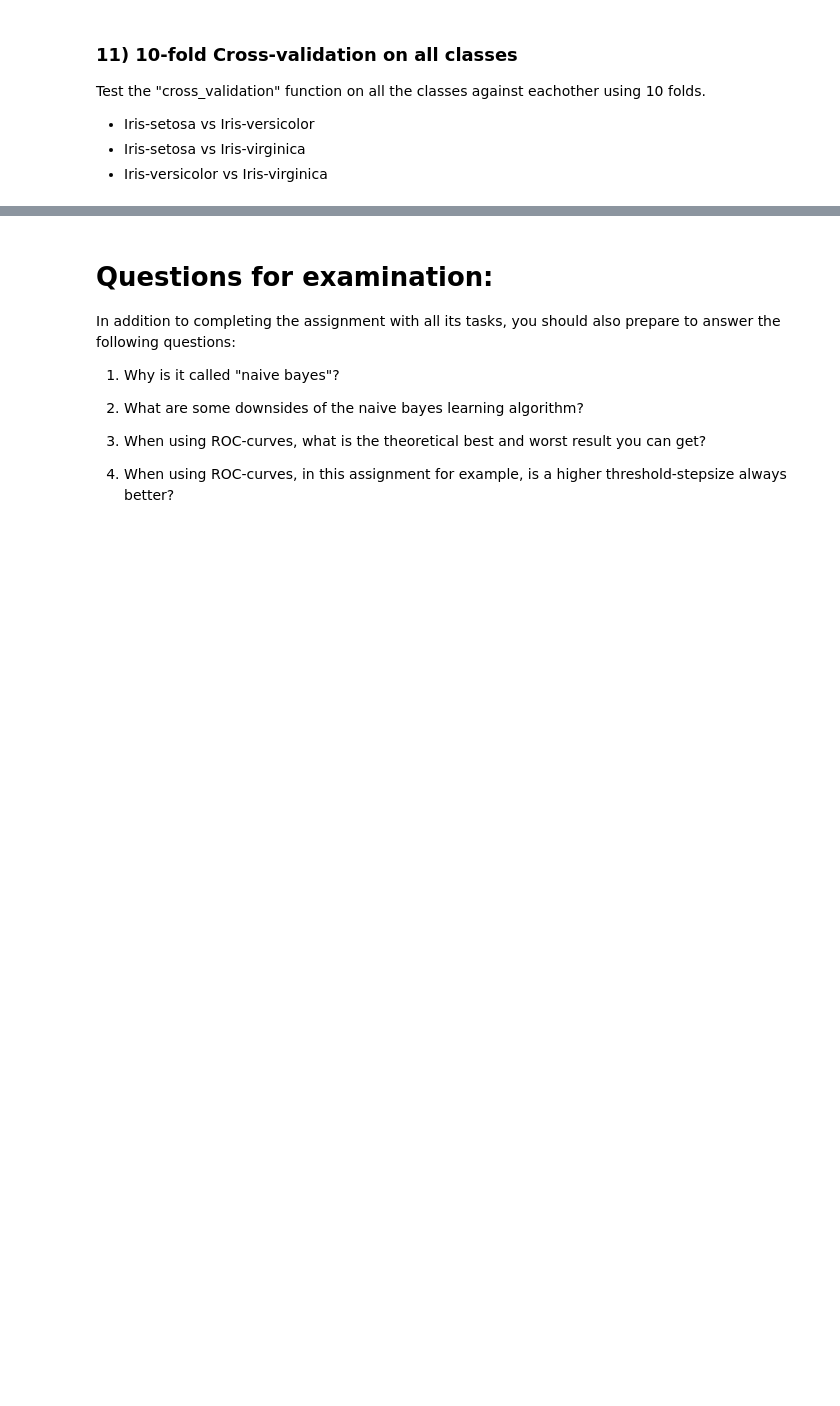
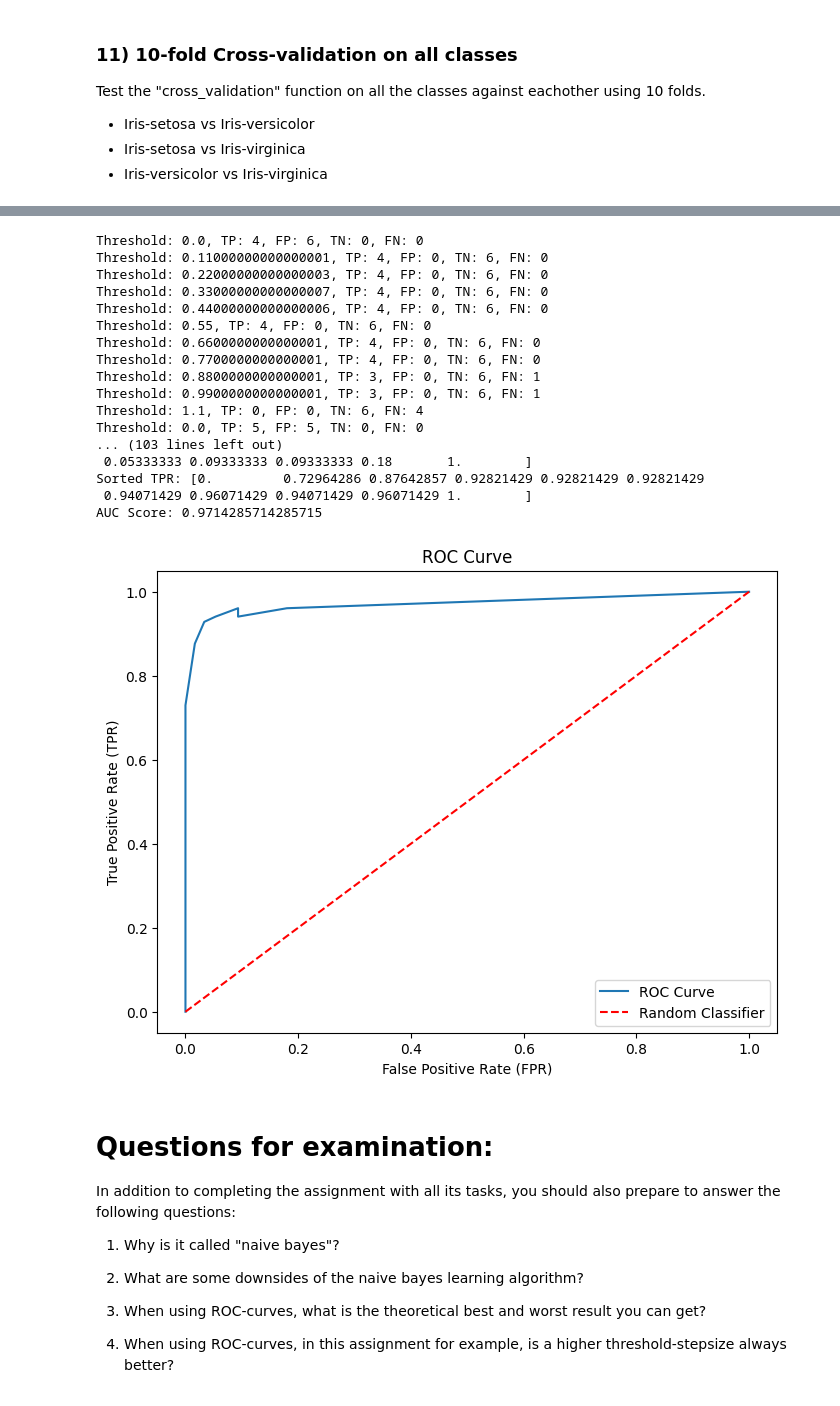
Before and after one commit to iM0ritz/MachineLearning, a Jupyter notebook: Assignment1/ML-Assignment 1 - Student names.ipynb, the cells around one changed output, grey strips where cells are left out. Drawn from its saved outputs; the diff is of its cells as text; code cells hidden in the pictures; blank space fills up the shorter version.

```diff
--- a/Assignment1/ML-Assignment 1 - Student names.ipynb
+++ b/Assignment1/ML-Assignment 1 - Student names.ipynb
@@ -510,3 +689,33 @@ Test the "cross_validation" function on all the classes against eachother using
+# %%
+# TODO: Implement and test cross-validation function on all classes.
+features_versicolor, labels_versicolor = feature_label_split(iris_versicolor)
+features_virginica, labels_virginica = feature_label_split(iris_virginica)
+feature_stats_3 = {
+    0: calculate_feature_statistics(features_versicolor),
+    1: calculate_feature_statistics(features_virginica)
+}
+features = np.vstack((features_versicolor, features_virginica))
+labels = np.hstack((labels_versicolor, labels_virginica))
+cross_validation(features, labels, feature_stats_3)
+# %% [output]
+Threshold: 0.0, TP: 4, FP: 6, TN: 0, FN: 0
+Threshold: 0.11000000000000001, TP: 4, FP: 0, TN: 6, FN: 0
+Threshold: 0.22000000000000003, TP: 4, FP: 0, TN: 6, FN: 0
+Threshold: 0.33000000000000007, TP: 4, FP: 0, TN: 6, FN: 0
+Threshold: 0.44000000000000006, TP: 4, FP: 0, TN: 6, FN: 0
+Threshold: 0.55, TP: 4, FP: 0, TN: 6, FN: 0
+Threshold: 0.6600000000000001, TP: 4, FP: 0, TN: 6, FN: 0
+Threshold: 0.7700000000000001, TP: 4, FP: 0, TN: 6, FN: 0
+Threshold: 0.8800000000000001, TP: 3, FP: 0, TN: 6, FN: 1
+Threshold: 0.9900000000000001, TP: 3, FP: 0, TN: 6, FN: 1
+Threshold: 1.1, TP: 0, FP: 0, TN: 6, FN: 4
+Threshold: 0.0, TP: 5, FP: 5, TN: 0, FN: 0
+... (103 lines left out)
+ 0.05333333 0.09333333 0.09333333 0.18       1.        ]
+Sorted TPR: [0.         0.72964286 0.87642857 0.92821429 0.92821429 0.92821429
+ 0.94071429 0.96071429 0.94071429 0.96071429 1.        ]
+AUC Score: 0.9714285714285715
+[figure, added]
 # %% [markdown]
 # Questions for examination:
 
```
Also changed, not shown: parts of 21 cells of this notebook.
